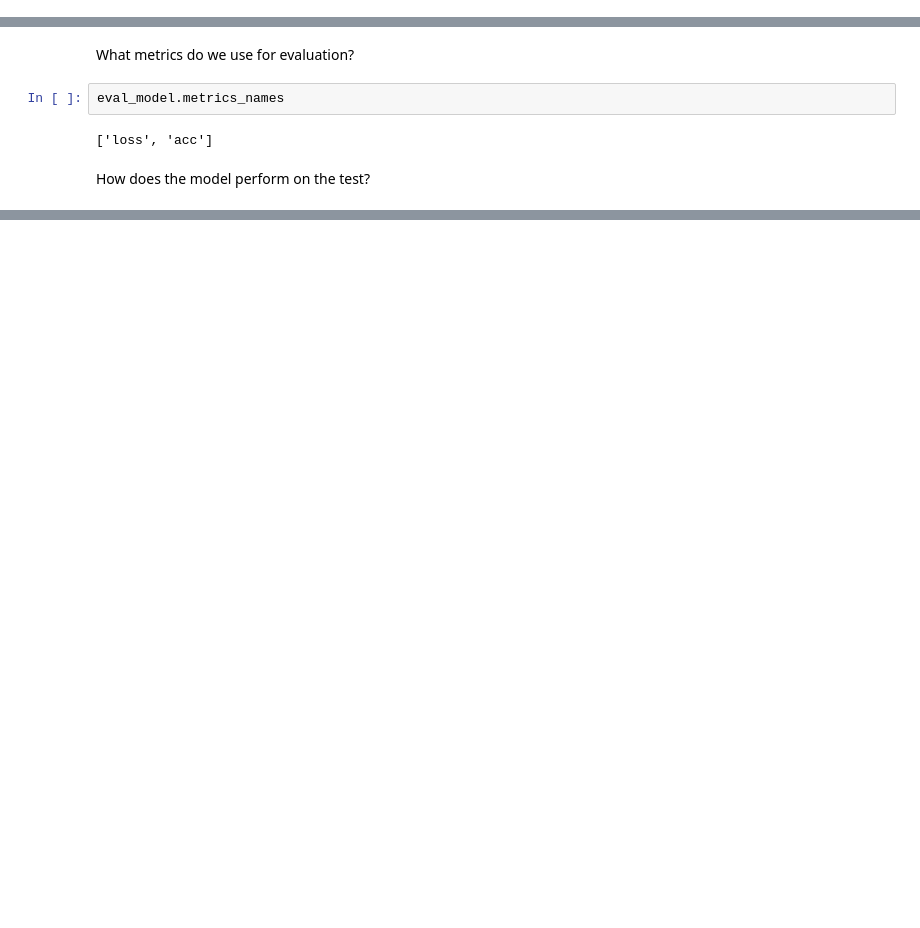
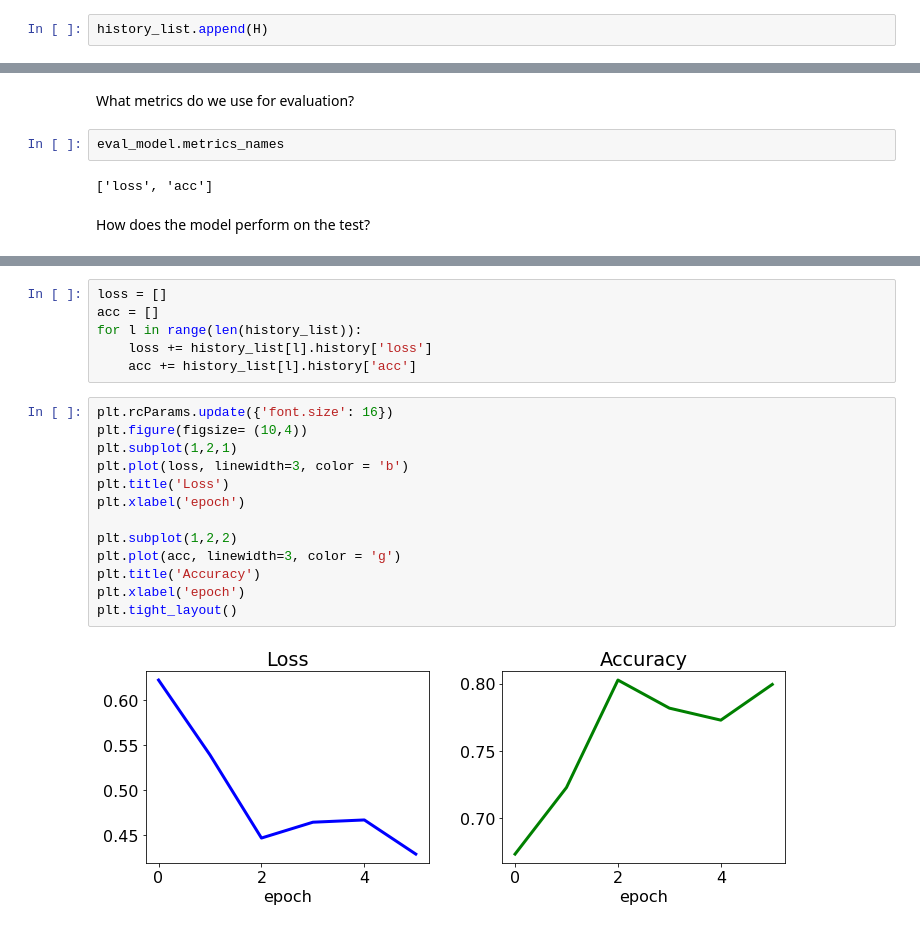
Before and after one commit to ohadmich/Adetector, a Jupyter notebook: Train_CNN_model_ads_vs_podcasts.ipynb, the cells around one changed output, grey strips where cells are left out. Drawn from its saved outputs; the diff is of its cells as text; blank space fills up the shorter version.

```diff
--- a/Train_CNN_model_ads_vs_podcasts.ipynb
+++ b/Train_CNN_model_ads_vs_podcasts.ipynb
@@ -234,3 +231,5 @@ Epoch 3/3
+# %%
+history_list.append(H)
 # %%
 plt.rcParams.update({'font.size': 16})
 plt.figure(figsize= (10,4))
@@ -303,0 +309,21 @@ Confusion matrix, without normalization
+# %%
+loss = []
+acc = []
+for l in range(len(history_list)):
+    loss += history_list[l].history['loss']
+    acc += history_list[l].history['acc']
+# %%
+plt.rcParams.update({'font.size': 16})
+plt.figure(figsize= (10,4))
+plt.subplot(1,2,1)
+plt.plot(loss, linewidth=3, color = 'b')
+plt.title('Loss')
+plt.xlabel('epoch')
+
+plt.subplot(1,2,2)
+plt.plot(acc, linewidth=3, color = 'g')
+plt.title('Accuracy')
+plt.xlabel('epoch')
+plt.tight_layout()
+# %% [output]
+[figure, added]
```
Also changed, not shown: parts of 6 cells of this notebook, 1 other file.
